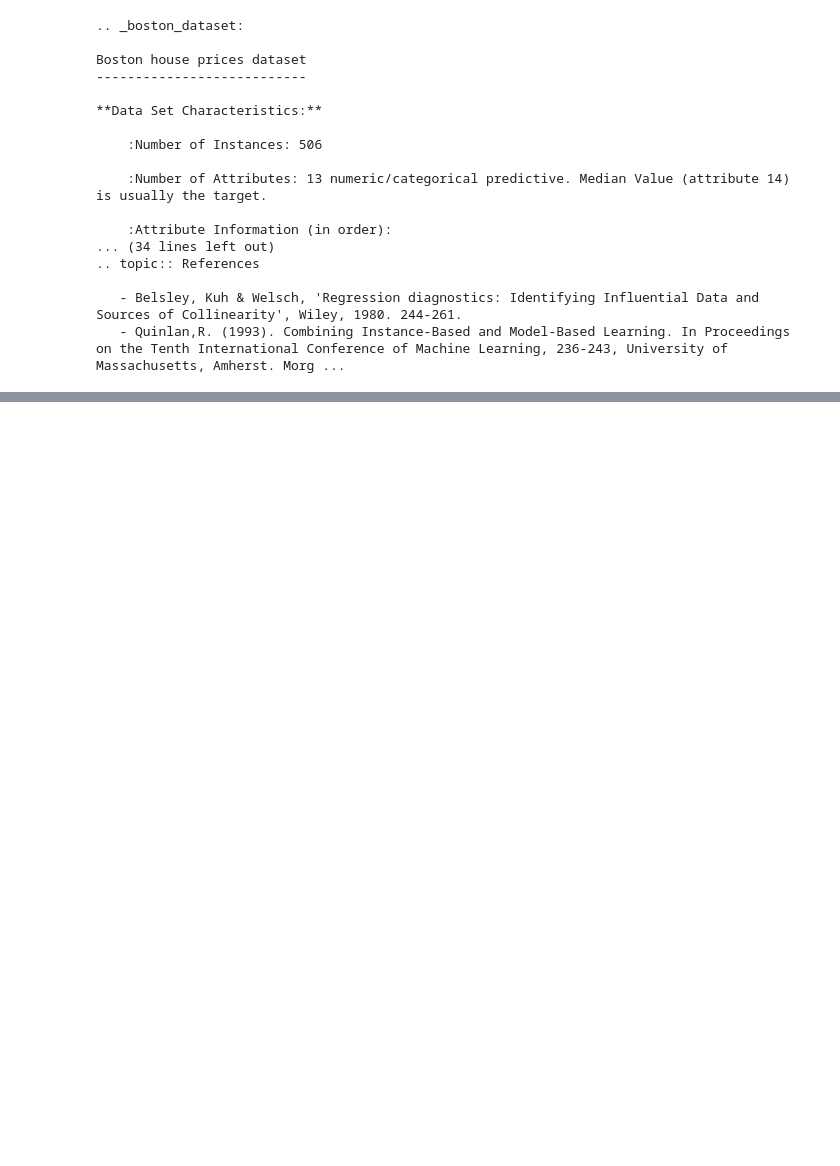
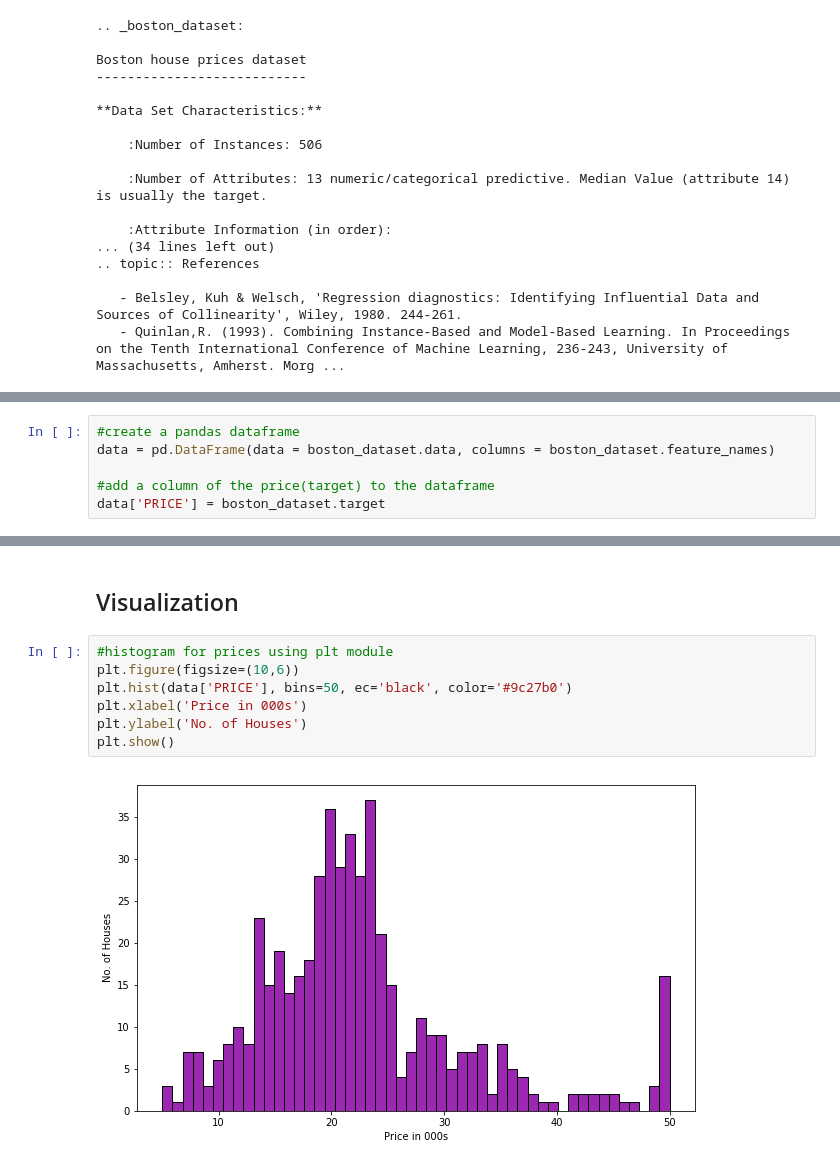
Before and after one commit to Sayaka-K/Boston-House-Prices-Prediction, a Jupyter notebook: Boston-House-Prices-Prediction.ipynb, the cells around one changed output, grey strips where cells are left out. Drawn from its saved outputs; the diff is of its cells as text; blank space fills up the shorter version.

Commit message:
Visualization

```diff
--- a/Boston-House-Prices-Prediction.ipynb
+++ b/Boston-House-Prices-Prediction.ipynb
@@ -60,0 +81,6 @@ Boston house prices dataset
+# %%
+#create a pandas dataframe
+data = pd.DataFrame(data = boston_dataset.data, columns = boston_dataset.feature_names)
+
+#add a column of the price(target) to the dataframe
+data['PRICE'] = boston_dataset.target
@@ -60,0 +151,11 @@ Boston house prices dataset
+# %% [markdown]
+## Visualization
+# %%
+#histogram for prices using plt module
+plt.figure(figsize=(10,6))
+plt.hist(data['PRICE'], bins=50, ec='black', color='#9c27b0')
+plt.xlabel('Price in 000s')
+plt.ylabel('No. of Houses')
+plt.show()
+# %% [output]
+[figure, added]
```
Also changed, not shown: parts of 18 cells of this notebook.
